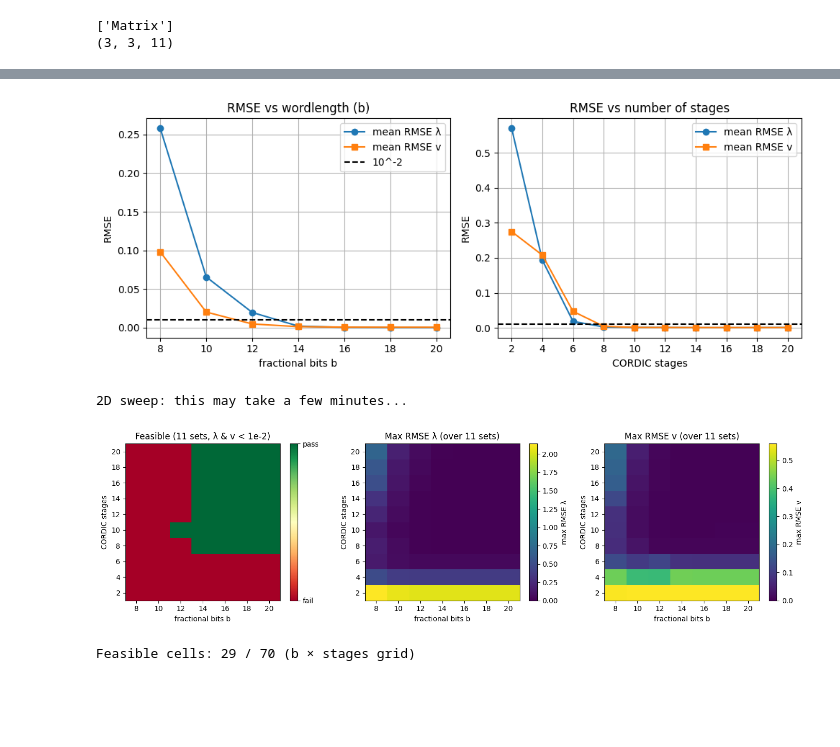
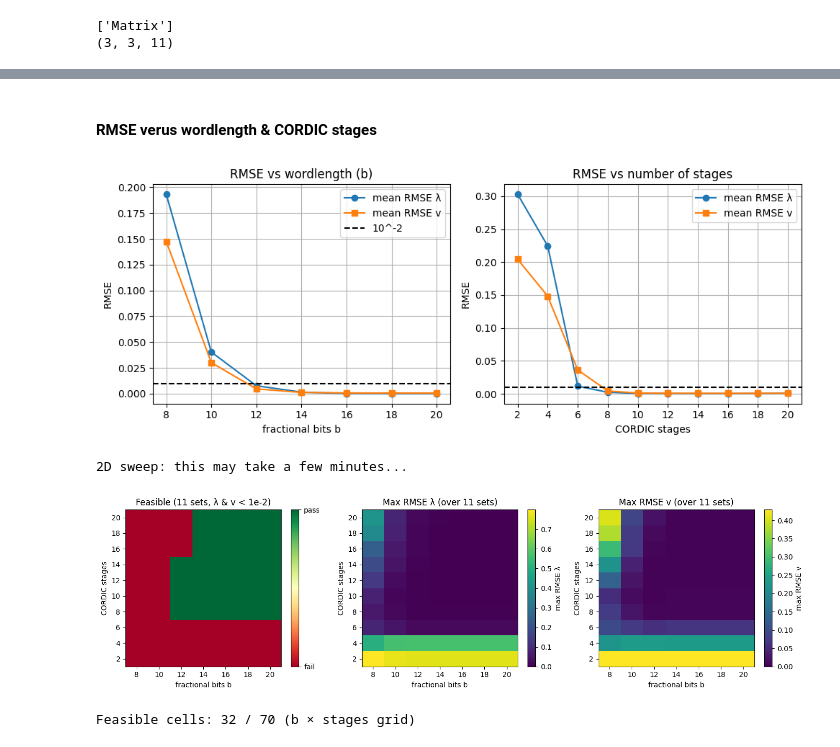
Before and after one commit to akira2963753/Eigen-Value-Decomposition, a Jupyter notebook: src/Simulation.ipynb, the cells around one changed output, grey strips where cells are left out. Cells and saved outputs as stored; diff of their text form; code cells hidden in the pictures; blank space fills up the shorter version.

```diff
--- a/src/Simulation.ipynb
+++ b/src/Simulation.ipynb
@@ -266,31 +245,0 @@ CORDIC K = 1.646760258120067
-# %%
-# --- Q2: bit-true model RMSE vs set index (1~11) ---
-RMSE_THRESH = 1e-2
-sets = np.arange(1, Matrix.shape[2] + 1)
-
-fig, axes = plt.subplots(1, 2, figsize=(10, 4))
-axes[0].plot(sets, rmse_lam, "o-", label="RMSE λ")
-axes[0].axhline(RMSE_THRESH, color="k", ls="--", label="10^-2")
-axes[0].set_xlabel("set index")
-axes[0].set_ylabel("RMSE λ")
-axes[0].set_title("Bit-true model: eigenvalues")
-axes[0].set_xticks(sets)
-axes[0].legend()
-axes[0].grid(True)
-
-axes[1].plot(sets, rmse_vec, "s-", color="C1", label="RMSE v")
-axes[1].axhline(RMSE_THRESH, color="k", ls="--", label="10^-2")
-axes[1].set_xlabel("set index")
-axes[1].set_ylabel("RMSE v")
-axes[1].set_title("Bit-true model: eigenvectors")
-axes[1].set_xticks(sets)
-axes[1].legend()
-axes[1].grid(True)
-
-plt.tight_layout()
-plt.show()
-
-n_fail_lam = int((rmse_lam >= RMSE_THRESH).sum())
-n_fail_vec = int((rmse_vec >= RMSE_THRESH).sum())
-print(f"λ fail (>={RMSE_THRESH}): {n_fail_lam}/11")
-print(f"v fail (>={RMSE_THRESH}): {n_fail_vec}/11")
@@ -301,11 +246,12 @@ v fail (>=0.01): 0/11
+# %% [markdown]
+#### RMSE verus wordlength & CORDIC stages
 # %%
-# --- Q1 sweeps: RMSE vs wordlength (b) and vs CORDIC stages ---
-
-def sweep_wordlength(Matrix, b_list, n_stages=16):
+# RMSE vs wordlength (b) and vs CORDIC stages
+def sweep_wordlength(Matrix, b_list, n_stages=8):
     """RMSE vs fractional bits b (mean over 11 patterns)."""
     mean_lam, mean_vec, max_lam, max_vec = [], [], [], []
     for b in b_list:
-        cfg = make_fixed_cfg(b=b, n_stages=n_stages)
+        cfg = EVDConfig(b=b, n_stages=n_stages, max_iter=8)
         rl, rv = evaluate_all_patterns(Matrix, cfg)
         mean_lam.append(rl.mean())
         mean_vec.append(rv.mean())
@@ -314,11 +260,11 @@ def sweep_wordlength(Matrix, b_list, n_stages=16):
     return np.array(mean_lam), np.array(mean_vec), np.array(max_lam), np.array(max_vec)
 
 
-def sweep_stages(Matrix, stage_list, b=16):
+def sweep_stages(Matrix, stage_list, b=12):
     """RMSE vs CORDIC micro-rotation stages."""
     mean_lam, mean_vec, max_lam, max_vec = [], [], [], []
     for n in stage_list:
-        cfg = make_fixed_cfg(b=b, n_stages=n)
+        cfg = EVDConfig(b=b, n_stages=n, max_iter=8)
         rl, rv = evaluate_all_patterns(Matrix, cfg)
         mean_lam.append(rl.mean())
         mean_vec.append(rv.mean())
@@ -331,6 +277,8 @@ def sweep_stages(Matrix, stage_list, b=16):
 B_LIST = [8, 10, 12, 14, 16, 18, 20]
 STAGE_LIST = [2, 4, 6, 8, 10, 12, 14, 16, 18, 20]
 
+
+# Draw the Figure
 ml, mv, xl, xv = sweep_wordlength(Matrix, B_LIST, n_stages=16)
 sl, sv, _, _ = sweep_stages(Matrix, STAGE_LIST, b=16)
 
@@ -357,7 +305,7 @@ axes[1].grid(True)
 plt.tight_layout()
 plt.show()
 # %% [output]
-[figure, old version]
+[figure, new version]
 # %%
 # --- 2D sweep: (b, n_stages) feasibility for min-parameter search ---
 RMSE_THRESH = 1e-2
@@ -374,7 +322,7 @@ def sweep_grid(Matrix, b_list, stage_list, max_iter=8):
 
     for i, n in enumerate(stage_list):
         for j, b in enumerate(b_list):
-            cfg = make_fixed_cfg(b=b, n_stages=n, max_iter=max_iter)
+            cfg = EVDConfig(b=b, n_stages=n, max_iter=max_iter)
             rl, rv = evaluate_all_patterns(Matrix, cfg)
             max_lam[i, j] = rl.max()
             max_vec[i, j] = rv.max()
@@ -419,32 +367,32 @@ im1 = axes[1].imshow(
 axes[1].set_xticks(range(len(B_GRID)), B_GRID)
 axes[1].set_yticks(range(len(STAGE_GRID)), STAGE_GRID)
 axes[1].set_xlabel("fractional bits b")
 axes[1].set_ylabel("CORDIC stages")
 axes[1].set_title("Max RMSE λ (over 11 sets)")
 fig.colorbar(im1, ax=axes[1], label="max RMSE λ")
 
 # Max RMSE vector
 im2 = axes[2].imshow(
     max_vec_2d,
     origin="lower",
     aspect="auto",
     cmap="viridis",
     vmin=0,
     vmax=max(0.15, max_vec_2d.max()),
 )
 axes[2].set_xticks(range(len(B_GRID)), B_GRID)
 axes[2].set_yticks(range(len(STAGE_GRID)), STAGE_GRID)
 axes[2].set_xlabel("fractional bits b")
 axes[2].set_ylabel("CORDIC stages")
 axes[2].set_title("Max RMSE v (over 11 sets)")
 fig.colorbar(im2, ax=axes[2], label="max RMSE v")
 
 plt.tight_layout()
 plt.show()
 
 n_pass = int(pass_2d.sum())
 print(f"Feasible cells: {n_pass} / {pass_2d.size} (b × stages grid)")
 # %% [output]
 2D sweep: this may take a few minutes...
-[figure, old version]
+[figure, new version]
-Feasible cells: 29 / 70 (b × stages grid)
+Feasible cells: 32 / 70 (b × stages grid)
```
Also changed, not shown: parts of 5 cells of this notebook.
